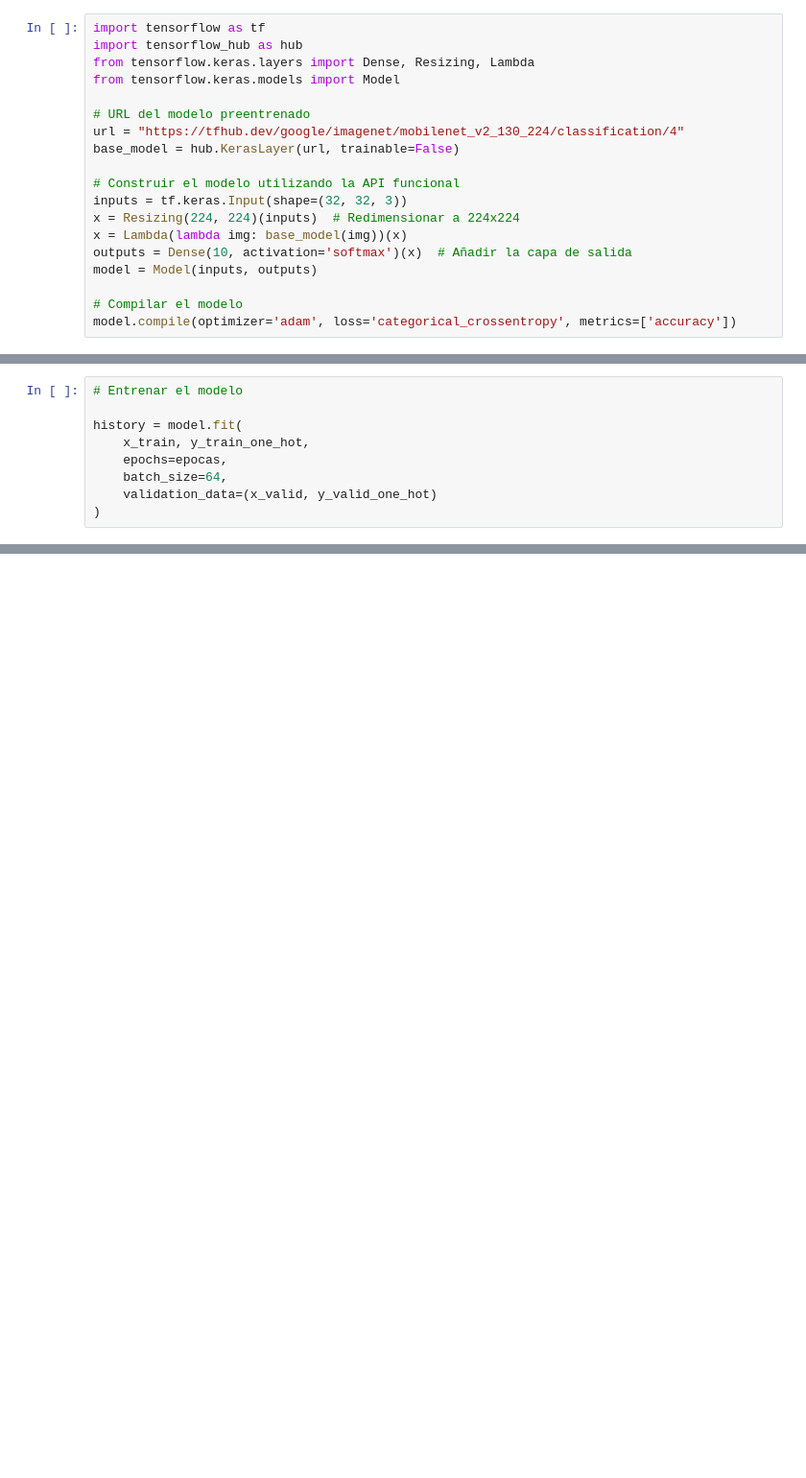
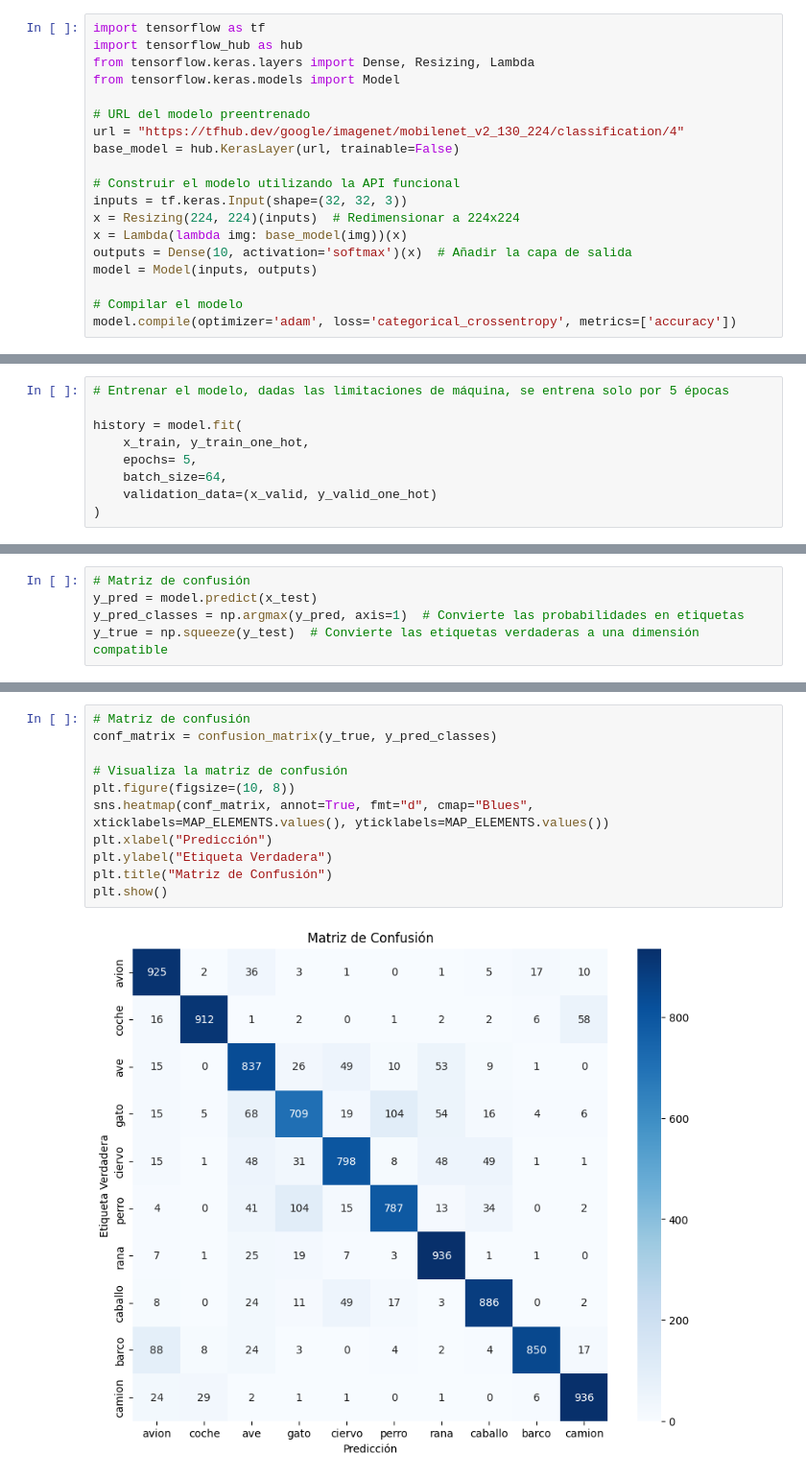
Before and after one commit to luialopezg/cnn_unir_actividad2, a Jupyter notebook: muinar06_act2_individual.ipynb, the cells around one changed output, grey strips where cells are left out. Shown: that part at 96% size. Saved outputs shown, nothing was run; the diff lists cells and outputs as text; blank space fills up the shorter version.

```diff
--- a/muinar06_act2_individual.ipynb
+++ b/muinar06_act2_individual.ipynb
@@ -556,9 +570,9 @@ Model: "functional_13"
 # %%
-# Entrenar el modelo
+# Entrenar el modelo, dadas las limitaciones de máquina, se entrena solo por 5 épocas
 
 history = model.fit(
     x_train, y_train_one_hot,
-    epochs=epocas,
+    epochs= 5,
     batch_size=64,
     validation_data=(x_valid, y_valid_one_hot)
 )
@@ -573,0 +609,5 @@ KeyboardInterrupt:
+# %%
+# Matriz de confusión
+y_pred = model.predict(x_test)
+y_pred_classes = np.argmax(y_pred, axis=1)  # Convierte las probabilidades en etiquetas
+y_true = np.squeeze(y_test)  # Convierte las etiquetas verdaderas a una dimensión compatible
@@ -573,0 +617,13 @@ KeyboardInterrupt:
+# %%
+# Matriz de confusión
+conf_matrix = confusion_matrix(y_true, y_pred_classes)
+
+# Visualiza la matriz de confusión
+plt.figure(figsize=(10, 8))
+sns.heatmap(conf_matrix, annot=True, fmt="d", cmap="Blues", xticklabels=MAP_ELEMENTS.values(), yticklabels=MAP_ELEMENTS.values())
+plt.xlabel("Predicción")
+plt.ylabel("Etiqueta Verdadera")
+plt.title("Matriz de Confusión")
+plt.show()
+# %% [output]
+[figure, added]
```
Also changed, not shown: parts of 12 cells of this notebook.
